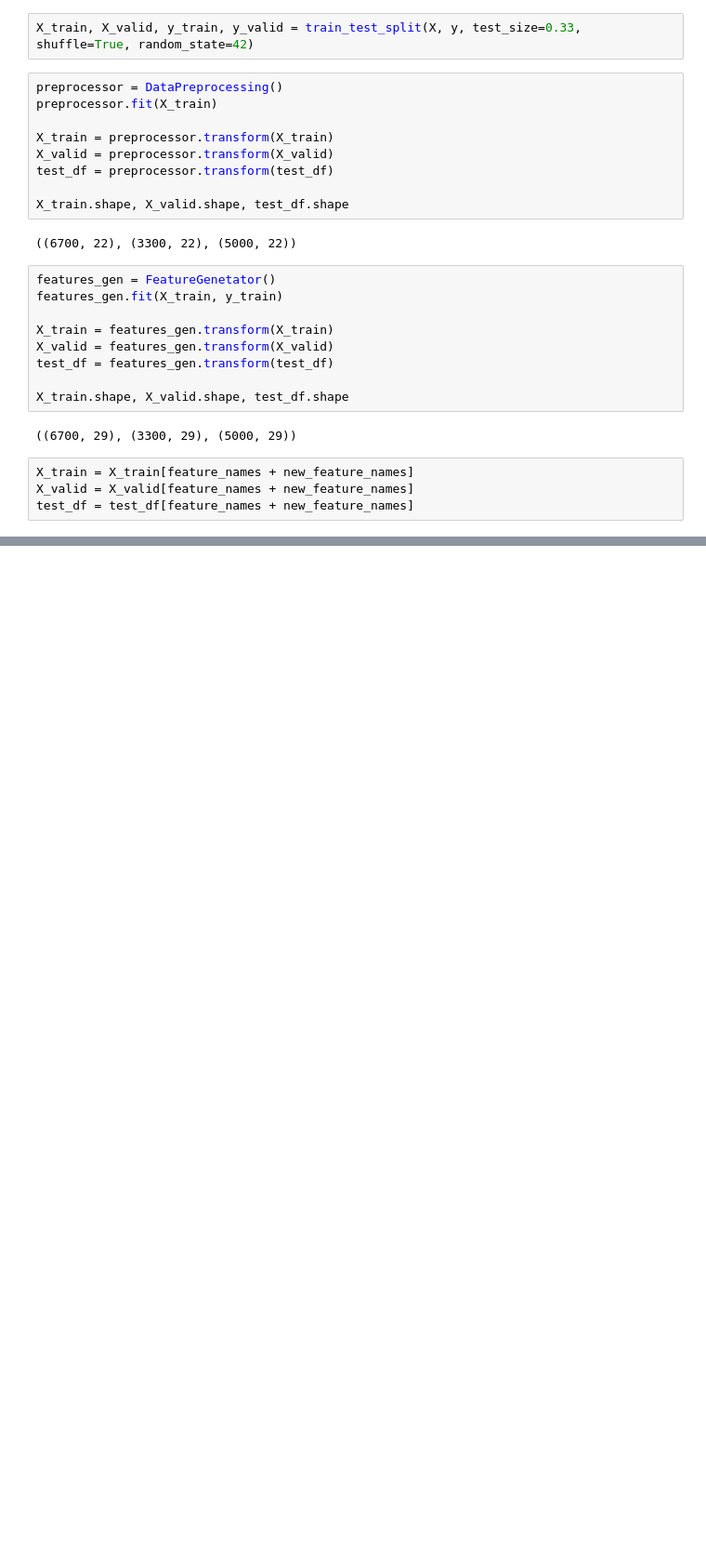
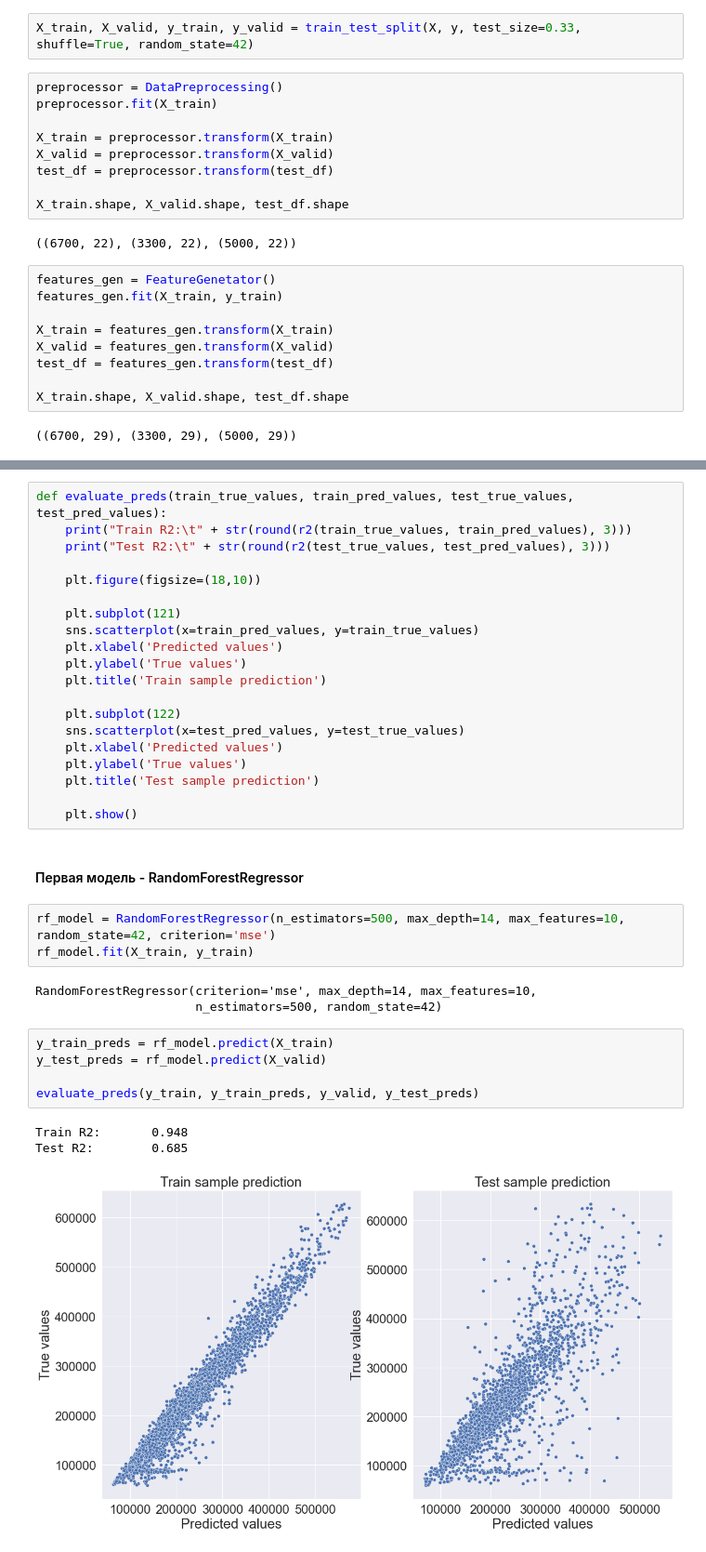
Before and after one commit to samoryad/datascience_GB, a Jupyter notebook: project_price_prediction/project_price_prediction.ipynb, the cells around one changed output, grey strips where cells are left out. Shown at 93% size. Drawn from its saved outputs; the diff is of its cells as text; blank space fills up the shorter version.

Commit message:
project done (RandomForestRegressor, GradientBoostingRegressor, tocheck StackingRegressor)

```diff
--- a/project_price_prediction/project_price_prediction.ipynb
+++ b/project_price_prediction/project_price_prediction.ipynb
@@ -818,7 +819,3 @@ test_df = features_gen.transform(test_df)
 X_train.shape, X_valid.shape, test_df.shape
 # %% [output]
 ((6700, 29), (3300, 29), (5000, 29))
-# %%
-X_train = X_train[feature_names + new_feature_names]
-X_valid = X_valid[feature_names + new_feature_names]
-test_df = test_df[feature_names + new_feature_names]
@@ -824,0 +830,37 @@ test_df = test_df[feature_names + new_feature_names]
+# %%
+def evaluate_preds(train_true_values, train_pred_values, test_true_values, test_pred_values):
+    print("Train R2:\t" + str(round(r2(train_true_values, train_pred_values), 3)))
+    print("Test R2:\t" + str(round(r2(test_true_values, test_pred_values), 3)))
+
+    plt.figure(figsize=(18,10))
+
+    plt.subplot(121)
+    sns.scatterplot(x=train_pred_values, y=train_true_values)
+    plt.xlabel('Predicted values')
+    plt.ylabel('True values')
+    plt.title('Train sample prediction')
+
+    plt.subplot(122)
+    sns.scatterplot(x=test_pred_values, y=test_true_values)
+    plt.xlabel('Predicted values')
+    plt.ylabel('True values')
+    plt.title('Test sample prediction')
+
+    plt.show()
+# %% [markdown]
+#### Первая модель - RandomForestRegressor
+# %%
+rf_model = RandomForestRegressor(n_estimators=500, max_depth=14, max_features=10, random_state=42, criterion='mse')
+rf_model.fit(X_train, y_train)
+# %% [output]
+RandomForestRegressor(criterion='mse', max_depth=14, max_features=10,
+                      n_estimators=500, random_state=42)
+# %%
+y_train_preds = rf_model.predict(X_train)
+y_test_preds = rf_model.predict(X_valid)
+
+evaluate_preds(y_train, y_train_preds, y_valid, y_test_preds)
+# %% [output]
+Train R2:       0.948
+Test R2:        0.685
+[figure, added]
```
Also changed, not shown: parts of 36 cells of this notebook, 1 other file.
